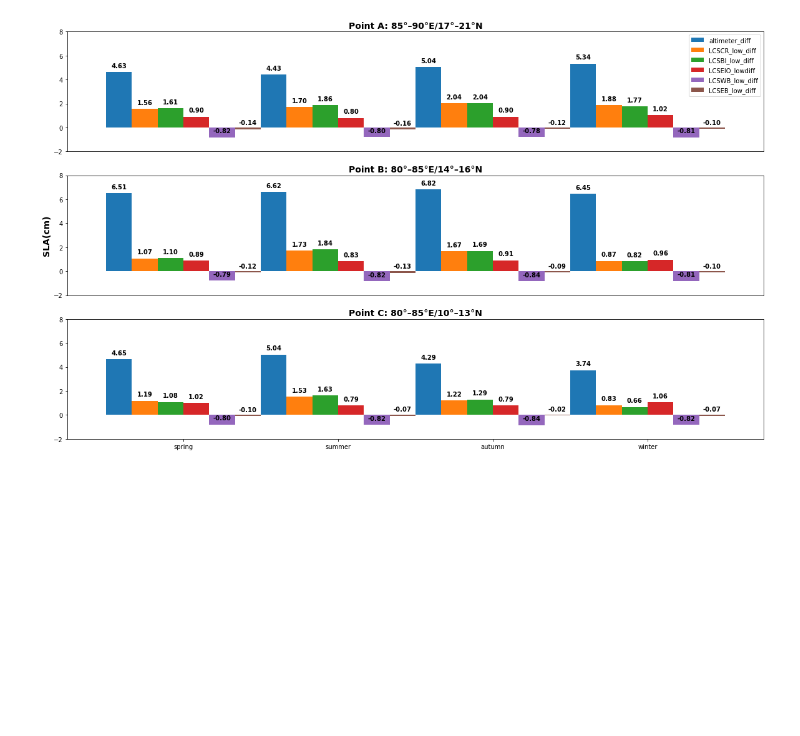
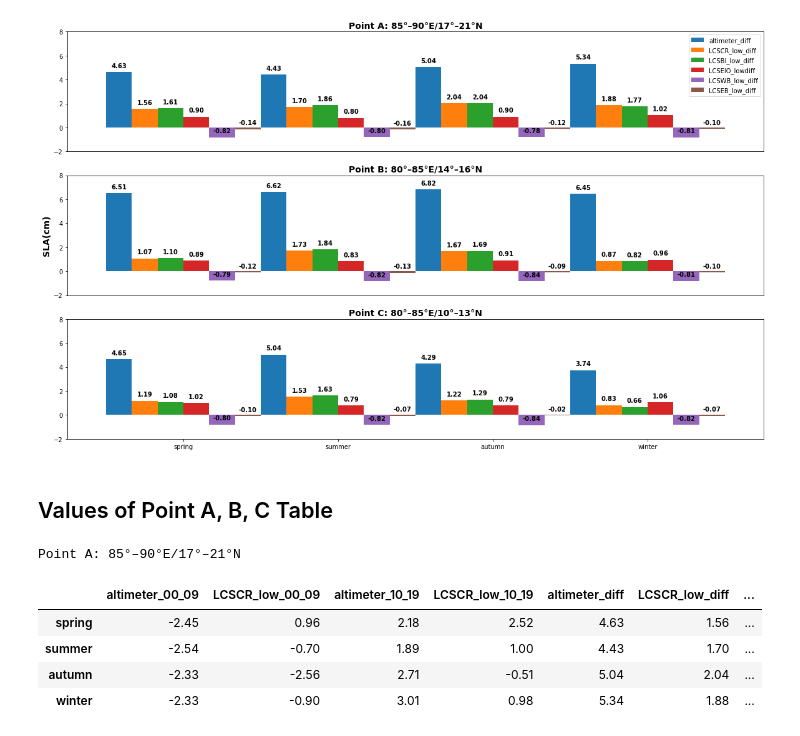
Before and after one commit to ghossh/BoB-Decadal-SLA, a Jupyter notebook: BoB_plots.ipynb, the cells around one changed output. Saved outputs shown, nothing was run; the diff lists cells and outputs as text; code cells hidden in the pictures; blank space fills up the shorter version.

```diff
--- a/BoB_plots.ipynb
+++ b/BoB_plots.ipynb
@@ -789,20 +870,27 @@ ds=['altimeter_low_decadal_ds','LCSCR_low_decadal_ds',
     'LCSBI_low_decadal_ds','LCSEIO_low_decadal_ds',
     'LCSWB_low_decadal_ds','LCSEB_low_decadal_ds',
    ]
-ds_1=['_diff']
+ds_1=['_diff','_00_09_clim',"_10_19_clim"]
 points=['p1','p2','p3']
 hist_dataset={}
 for n_3,i_3 in enumerate(points):
     hist_dataset[i_3]={}
     for n_2,i_2 in enumerate(season):
         hist_dataset[i_3][i_2]={}
-        for n_1,i_1 in enumerate(ds_1):
+        for n_1,i_1 in enumerate(ds_1[1:3]):
+            for n,i in enumerate(ds):
+                if i in ['altimeter_low_decadal_ds','LCSCR_low_decadal_ds']:
+                    name=eval(i)[i_2+i_1]
+                    point=name.sel(latitude=slice(eval(i_3)[2],eval(i_3)[3]),longitude=slice(eval(i_3)[0],eval(i_3)[1])).mean(dim='latitude').mean(dim='longitude')
+                    data_name=i[:10]+i_1[1:6]
+                    hist_dataset[i_3][i_2][data_name]=float("{:.2f}".format(eval(str(point.values))))
+        for n_1,i_1 in enumerate(ds_1[0:1]):
             for n,i in enumerate(ds):
                 name=eval(i)[i_2+i_1]
                 point=name.sel(latitude=slice(eval(i_3)[2],eval(i_3)[3]),longitude=slice(eval(i_3)[0],eval(i_3)[1])).mean(dim='latitude').mean(dim='longitude')
                 data_name=i[:10]+i_1[1:6]
                 hist_dataset[i_3][i_2][data_name]=float("{:.2f}".format(eval(str(point.values))))
-               # print(eval(i_3)[2])
 
-
-#hist_dataset
+point1=pd.DataFrame(hist_dataset['p1']).T
+point2=pd.DataFrame(hist_dataset['p2']).T
+point3=pd.DataFrame(hist_dataset['p3']).T
@@ -840,3 +919,15 @@ axes[2].axes.get_xaxis().set_visible(True)
 plt.savefig('point_comparison.jpg',dpi=150)
 # %% [output]
 [figure]
+# %% [markdown]
+## Values of Point A, B, C Table
+# %%
+print("Point A: 85°–90°E/17°–21°N")
+point1
+# %% [output]
+Point A: 85°–90°E/17°–21°N
+|  | altimeter_00_09 | LCSCR_low_00_09 | altimeter_10_19 | LCSCR_low_10_19 | altimeter_diff | LCSCR_low_diff | ... |
+| spring | -2.45 | 0.96 | 2.18 | 2.52 | 4.63 | 1.56 | ... |
+| summer | -2.54 | -0.70 | 1.89 | 1.00 | 4.43 | 1.70 | ... |
+| autumn | -2.33 | -2.56 | 2.71 | -0.51 | 5.04 | 2.04 | ... |
+| winter | -2.33 | -0.90 | 3.01 | 0.98 | 5.34 | 1.88 | ... |
```
Also changed, not shown: parts of 14 cells of this notebook, 26 other files.
